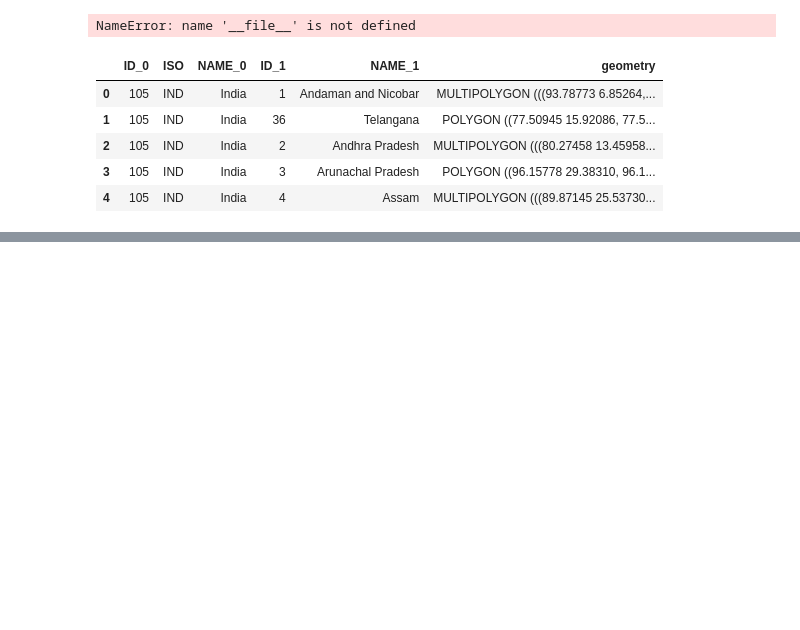
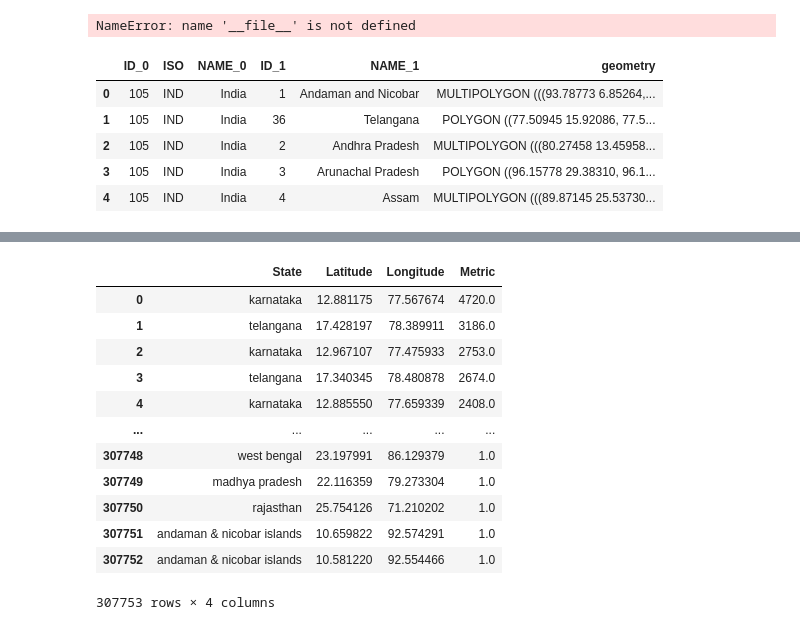
Before and after one commit to codewithselva/data-visualization-plotly, a Jupyter notebook: src/main.ipynb, the cells around one changed output, grey strips where cells are left out. Drawn from its saved outputs; the diff is of its cells as text; code cells hidden in the pictures; blank space fills up the shorter version.

```diff
--- a/src/main.ipynb
+++ b/src/main.ipynb
@@ -312,0 +307,47 @@ ValueError: Mime type rendering requires nbformat>=4.2.0 but it is not installed
+# %%
+
+import os
+import json
+import pandas as pd
+
+path_7 = "C:/Users/malar/Documents/github_codewithselva/data-visualization-plotly/data/external/data/map/insurance/country/india/"
+year_list = os.listdir(path_7)
+
+map_coordinates = {'State': [], 'Latitude': [], 'Longitude': [], 'Metric': []}
+
+for year in year_list:
+    #print(year)
+    if(year.isdigit()):
+        path_year = path_7 + year + "/"
+        file_list = os.listdir(path_year)
+        #print("file_list : ",file_list)
+        for file in file_list:
+            path_file = path_year + file
+            data_file = open(path_file, 'r')
+            data_file_json = json.load(data_file)
+            #print("data_file : ",data_file_json['data']['data']['data'])
+            for data in data_file_json['data']['data']['data']:
+                latitude = data[0]
+                longitude = data[1]
+                metric =data[2]
+                state = data[3]
+                map_coordinates['Latitude'].append(latitude)
+                map_coordinates['Longitude'].append(longitude)
+                map_coordinates['Metric'].append(metric)
+                map_coordinates['State'].append(state)
+df_map_coordinates = pd.DataFrame(map_coordinates)
+df_map_coordinates
+# %% [output]
+|  | State | Latitude | Longitude | Metric |
+| 0 | karnataka | 12.881175 | 77.567674 | 4720.0 |
+| 1 | telangana | 17.428197 | 78.389911 | 3186.0 |
+| 2 | karnataka | 12.967107 | 77.475933 | 2753.0 |
+| 3 | telangana | 17.340345 | 78.480878 | 2674.0 |
+| 4 | karnataka | 12.885550 | 77.659339 | 2408.0 |
+| ... | ... | ... | ... | ... |
+| 307748 | west bengal | 23.197991 | 86.129379 | 1.0 |
+| 307749 | madhya pradesh | 22.116359 | 79.273304 | 1.0 |
+| 307750 | rajasthan | 25.754126 | 71.210202 | 1.0 |
+| 307751 | andaman & nicobar islands | 10.659822 | 92.574291 | 1.0 |
+| 307752 | andaman & nicobar islands | 10.581220 | 92.554466 | 1.0 |
+307753 rows × 4 columns
```
Also changed, not shown: parts of 5 cells of this notebook, 2 other files.
